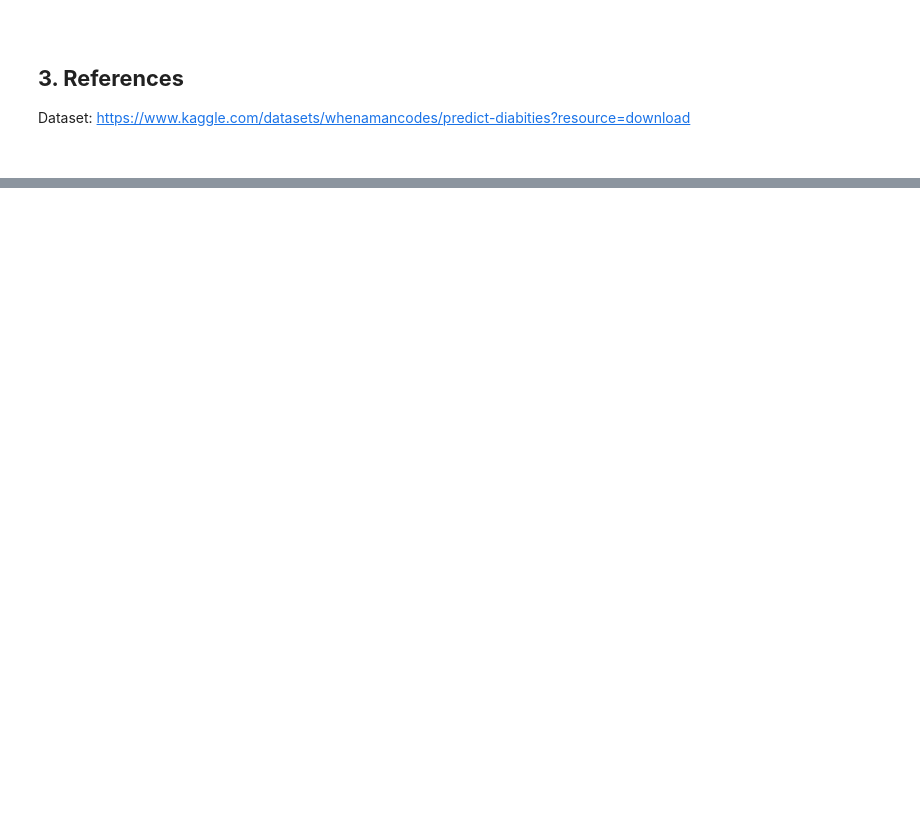
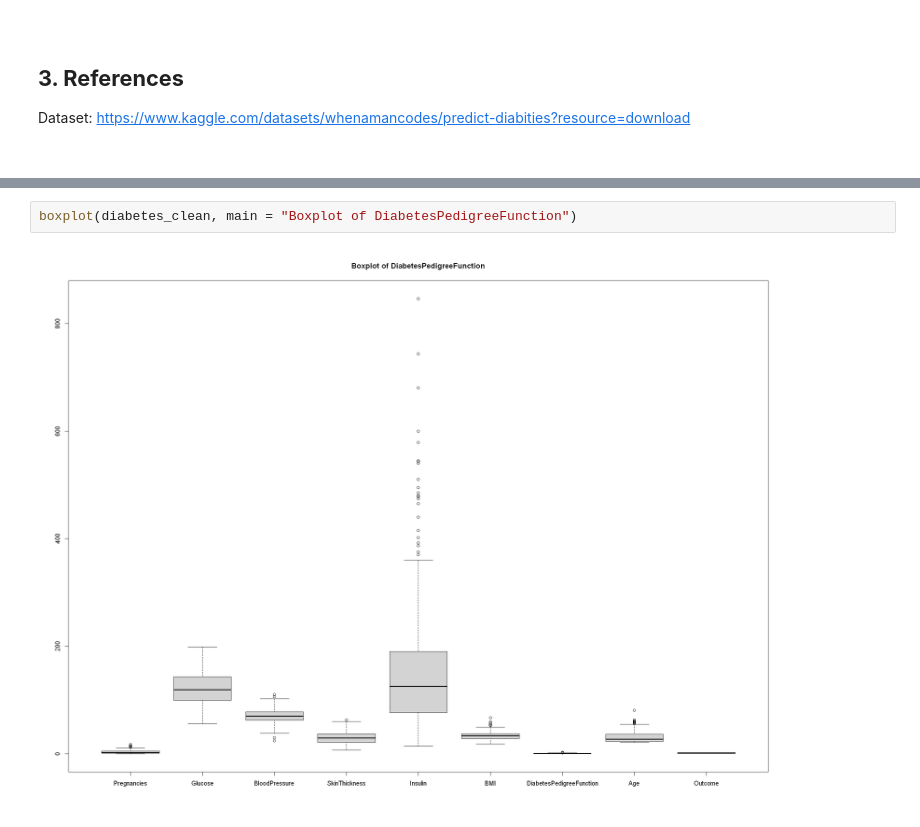
Before and after one commit to sadia-kd/STAT-301-Project, a Jupyter notebook: PlanningStage.ipynb, the cells around one changed output, grey strips where cells are left out. Saved outputs shown, nothing was run; the diff lists cells and outputs as text; blank space fills up the shorter version.

```diff
--- a/PlanningStage.ipynb
+++ b/PlanningStage.ipynb
@@ -566,0 +658,4 @@ Dataset: https://www.kaggle.com/datasets/whenamancodes/predict-diabities?resourc
+# %%
+boxplot(diabetes_clean, main = "Boxplot of DiabetesPedigreeFunction")
+# %% [output]
+[figure, added]
```
Also changed, not shown: parts of 18 cells of this notebook.
